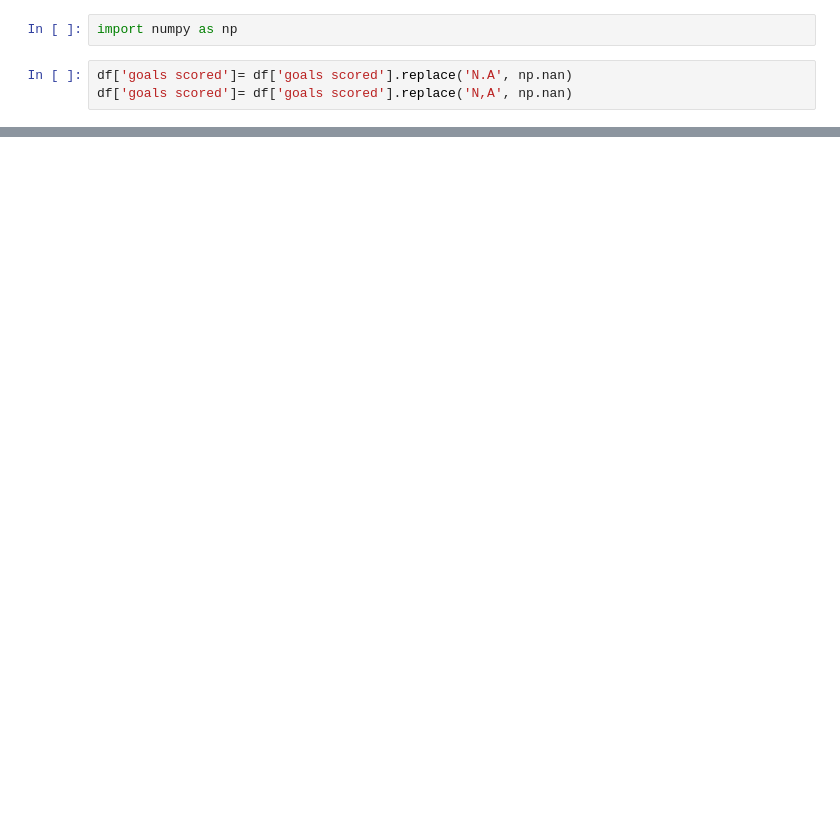
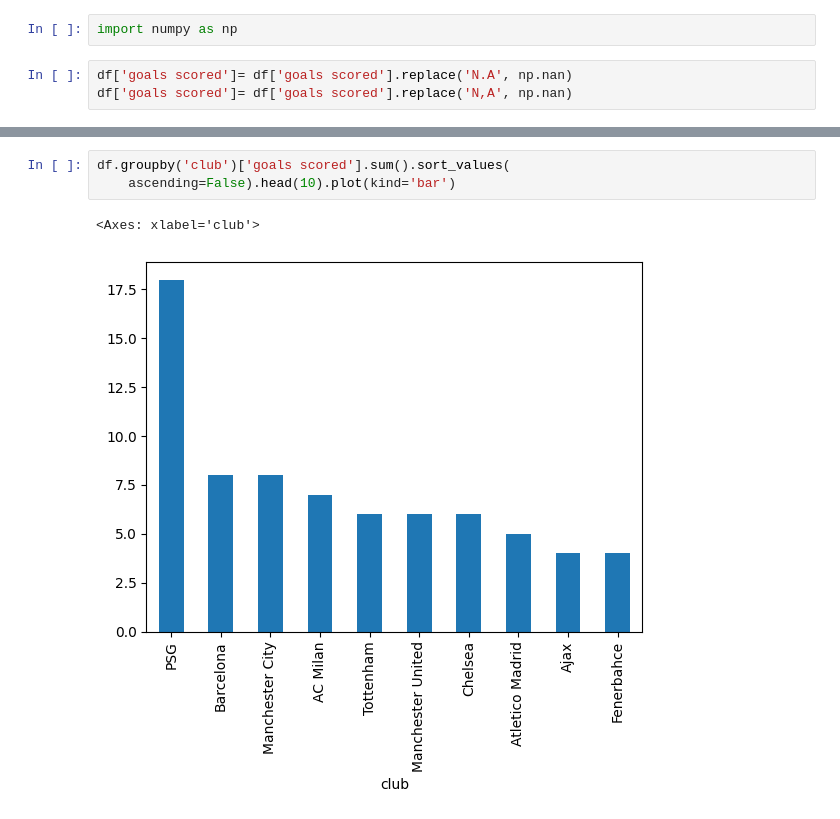
Before and after one commit to shivamabdfan/python-data-analytics, a Jupyter notebook: data_analysis/pandas.ipynb, the cells around one changed output, grey strips where cells are left out. Drawn from its saved outputs; the diff is of its cells as text; blank space fills up the shorter version.

```diff
--- a/data_analysis/pandas.ipynb
+++ b/data_analysis/pandas.ipynb
@@ -282,0 +93,6 @@ df['goals scored'].value_counts().plot(
+# %%
+df.groupby('club')['goals scored'].sum().sort_values(
+    ascending=False).head(10).plot(kind='bar')
+# %% [output]
+<Axes: xlabel='club'>
+[figure, added]
```
Also changed, not shown: parts of 28 cells of this notebook.
